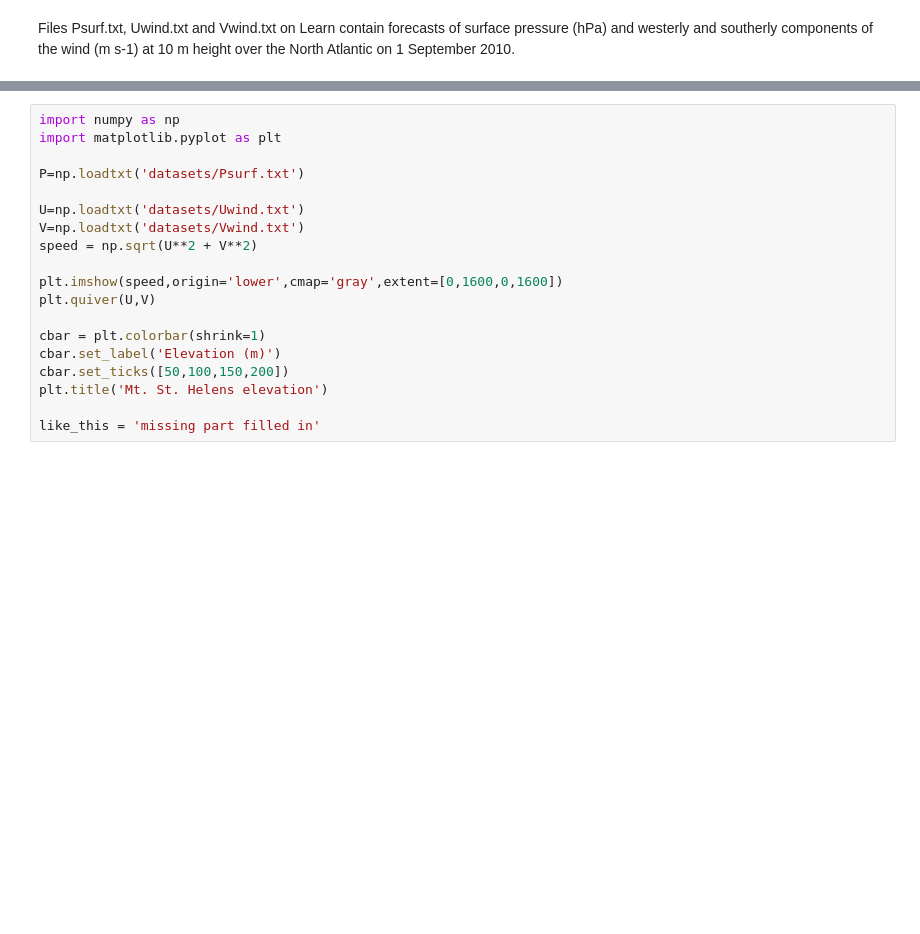
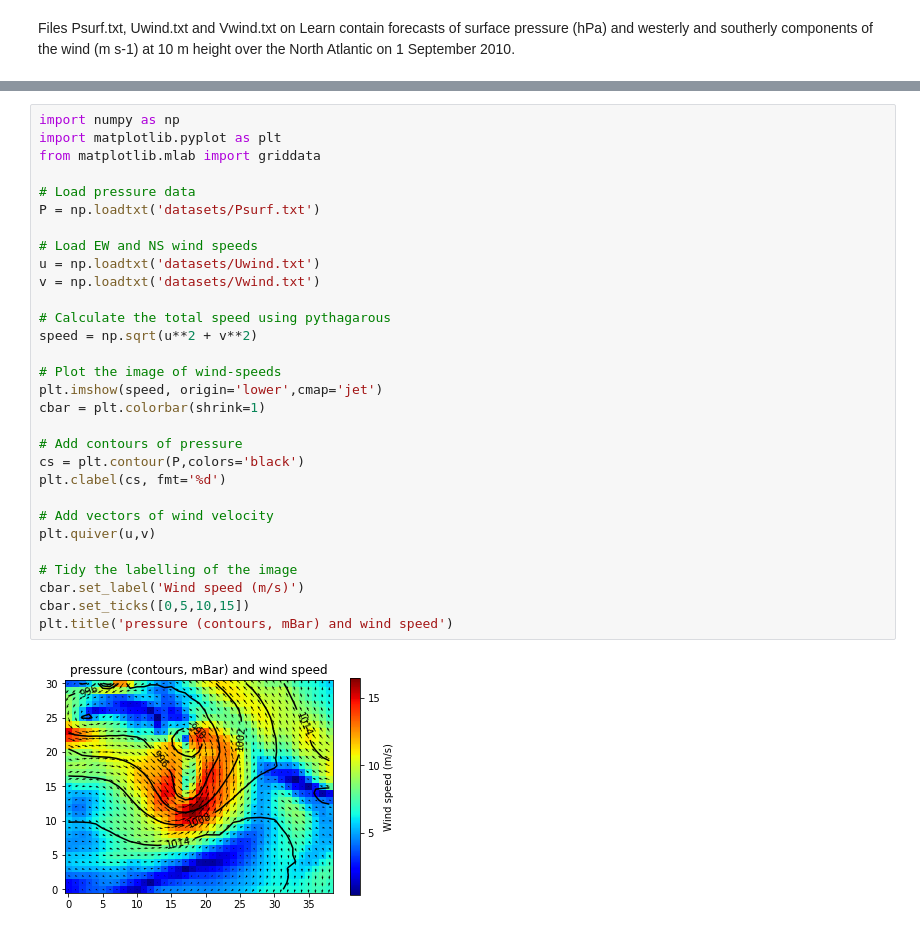
Before and after one commit to mark-naylor/ArthursSeatTopograpicAnalysis, a Jupyter notebook: project.ipynb, the cells around one changed output, grey strips where cells are left out. Cells and saved outputs as stored; diff of their text form; blank space fills up the shorter version.

Commit message:
add other data

```diff
--- a/project.ipynb
+++ b/project.ipynb
@@ -532,19 +535,32 @@ OSError: datasets/Uwind.txt not found.
 # %%
 import numpy as np
 import matplotlib.pyplot as plt
+from matplotlib.mlab import griddata
 
-P=np.loadtxt('datasets/Psurf.txt')
+# Load pressure data
+P = np.loadtxt('datasets/Psurf.txt')
 
-U=np.loadtxt('datasets/Uwind.txt')
-V=np.loadtxt('datasets/Vwind.txt')
-speed = np.sqrt(U**2 + V**2)
+# Load EW and NS wind speeds
+u = np.loadtxt('datasets/Uwind.txt')
+v = np.loadtxt('datasets/Vwind.txt')
 
-plt.imshow(speed,origin='lower',cmap='gray',extent=[0,1600,0,1600])
-plt.quiver(U,V)
+# Calculate the total speed using pythagarous
+speed = np.sqrt(u**2 + v**2)
 
+# Plot the image of wind-speeds
+plt.imshow(speed, origin='lower',cmap='jet')
 cbar = plt.colorbar(shrink=1)
-cbar.set_label('Elevation (m)')
-cbar.set_ticks([50,100,150,200])
-plt.title('Mt. St. Helens elevation')
 
-like_this = 'missing part filled in'
+# Add contours of pressure
+cs = plt.contour(P,colors='black')
+plt.clabel(cs, fmt='%d')
+
+# Add vectors of wind velocity
+plt.quiver(u,v)
+
+# Tidy the labelling of the image
+cbar.set_label('Wind speed (m/s)')
+cbar.set_ticks([0,5,10,15])
+plt.title('pressure (contours, mBar) and wind speed')
+# %% [output]
+[figure, added]
```
Also changed, not shown: parts of 21 cells of this notebook, 4 other files.
